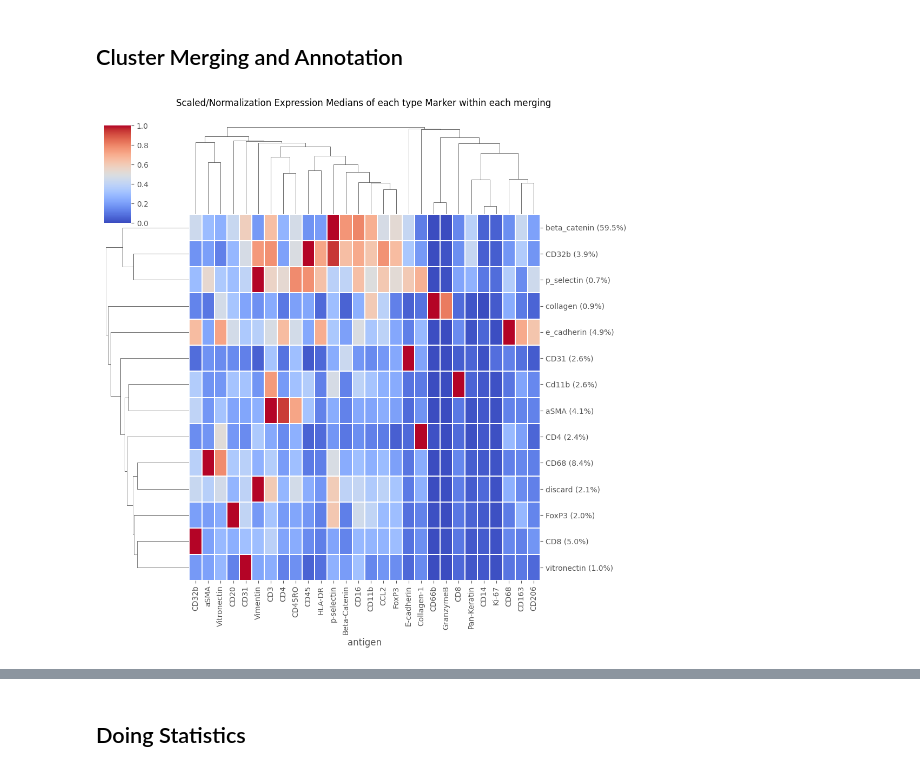
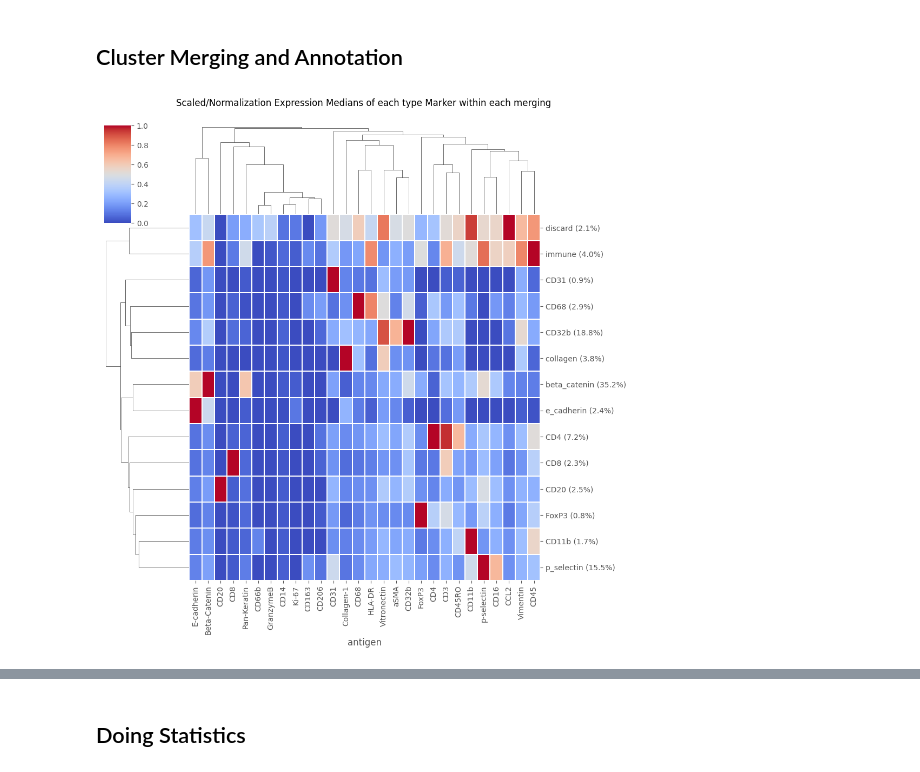
Before and after one commit to BenCaiello/PalmettoBUG, a Jupyter notebook: docs/source/notebooks/CoreImagingPipeline/SingleCellAnalysis.ipynb, the cells around one changed output, grey strips where cells are left out. Cells and saved outputs as stored; diff of their text form; code cells hidden in the pictures.

```diff
--- a/docs/source/notebooks/CoreImagingPipeline/SingleCellAnalysis.ipynb
+++ b/docs/source/notebooks/CoreImagingPipeline/SingleCellAnalysis.ipynb
@@ -178,27 +178,30 @@ fig
 # %%
 '''
 Now we can do a cluster merging
 
 This requires setting up a table where we manually annotate the biological labels of each of the numbered metaclusters
 '''
-manual_annotations = ['e_cadherin', 'vitronectin', 'CD68', 'beta_catenin', 'beta_catenin', 'beta_catenin', 'beta_catenin', 'collagen', 'CD32b', 'Cd11b',
-                      'CD8', 'CD4', 'aSMA', 'CD31', 'beta_catenin', 'CD31', 'discard', 'FoxP3', 'p_selectin', 'discard']
+#manual_annotations = ['e_cadherin', 'vitronectin', 'CD68', 'beta_catenin', 'beta_catenin', 'beta_catenin', 'beta_catenin', 'collagen', 'CD32b', 'Cd11b',
+#                      'CD8', 'CD4', 'aSMA', 'CD31', 'beta_catenin', 'CD31', 'discard', 'FoxP3', 'p_selectin', 'discard']
+
+manual_annotations = ['beta_catenin', 'CD20', 'collagen', 'e_cadherin', 'beta_catenin', 'CD32b', 'CD4', 'CD8', 'CD32b', 'discard',
+                      'immune', 'CD68', 'p_selectin', 'FoxP3', 'CD11b', 'discard', 'discard', 'discard', 'CD32b', 'CD31']
 
 merging_table = pd.DataFrame()
 merging_table['original_cluster'] = Analysis_experiment.data.obs['metaclustering'].astype('int').sort_values().unique()
 merging_table['new_cluster'] = manual_annotations
 
 mergings_sub_folder = Analysis_experiment.directory + "/mergings"
 if not os.path.exists(mergings_sub_folder):
     os.mkdir(mergings_sub_folder)
 
 merging_table.to_csv(mergings_sub_folder + "/merging.csv", index = False)
 
 Analysis_experiment.do_cluster_merging(mergings_sub_folder + "/merging.csv")
 fig = Analysis_experiment.plot_medians_heatmap(filename = "heatmap_merging", marker_class = "type", groupby = "merging")
 fig
 # %% [output]
-[figure, old version]
+[figure, new version]
 # %%
 fig = Analysis_experiment.plot_cluster_abundance_1(filename = "abundance_boxplot", groupby_column = "merging")   #, hue = "condition", plot_type = "boxplot")
 fig
```
Also changed, not shown: parts of 26 cells of this notebook, 15 other files.
